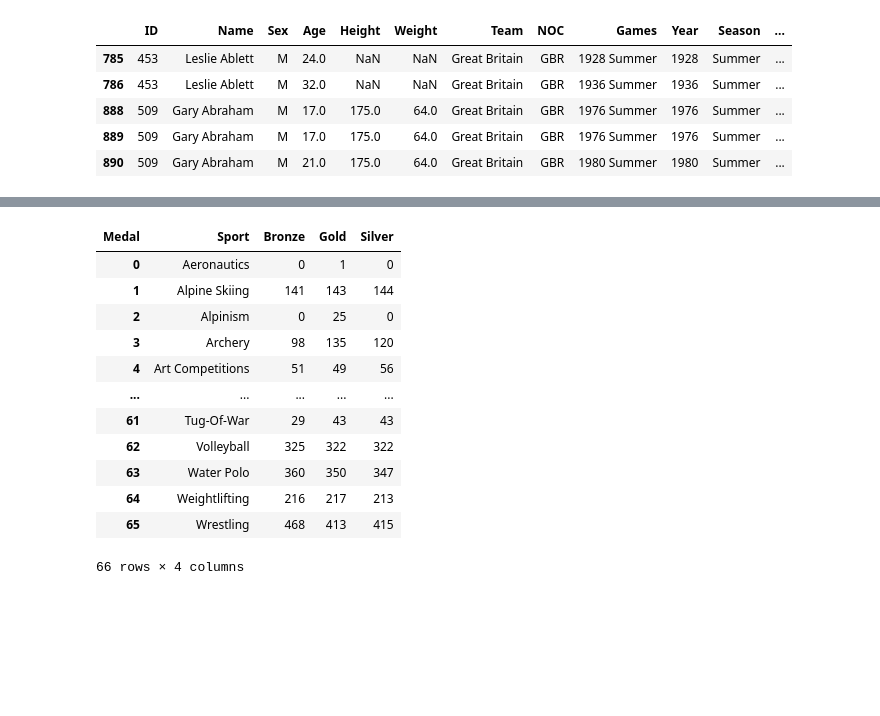
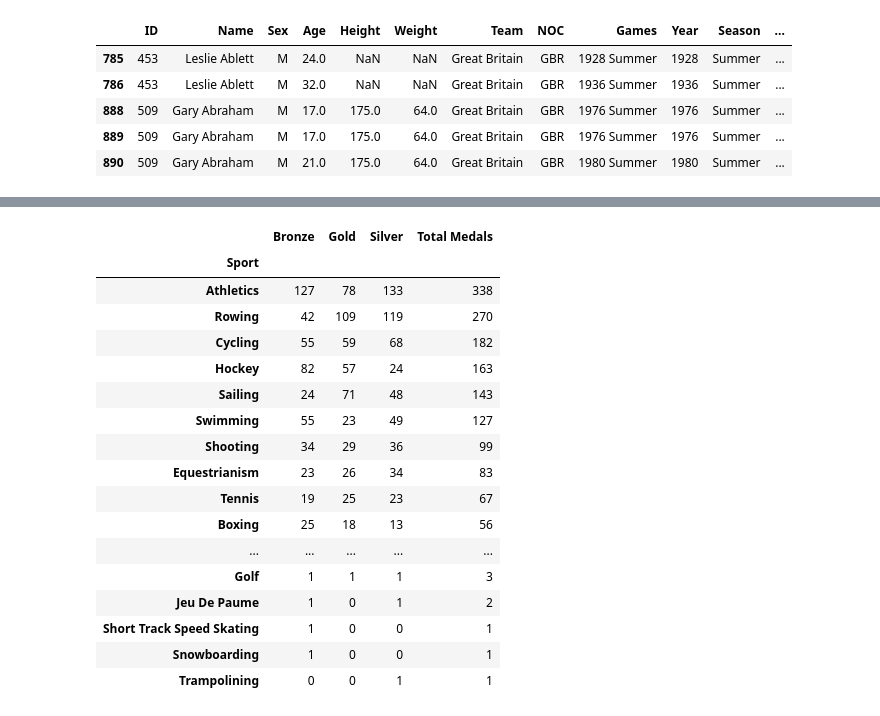
Before and after one commit to SCGlass/Databehandling_project_OS, a Jupyter notebook: Sam/Exercise_1.ipynb, the cells around one changed output, grey strips where cells are left out. Saved outputs shown, nothing was run; the diff lists cells and outputs as text; code cells hidden in the pictures; blank space fills up the shorter version.

```diff
--- a/Sam/Exercise_1.ipynb
+++ b/Sam/Exercise_1.ipynb
@@ -60,22 +78,28 @@ df_GB.head()
 # %%
-df_medals= df_events.loc[df_events["Medal"].notna(),["Sport","Medal"]]
+# Sports that had the most medals
+df_medals= df_GB.loc[df_GB["Medal"].notna(),["Sport","Medal"]]
 df_medals = df_medals.groupby(["Sport","Medal"]).Medal.count().reset_index(name="Total")
-#df_medals["Gold"] = df_medals["Medal"]
 df_medals = df_medals.set_index(['Sport', 'Medal']).unstack('Medal', fill_value=0)
 df_medals.columns = df_medals.columns.droplevel(0) # Dropped the Total index column
-df_medals = df_medals.reset_index()
-df_medals
+df_medals = df_medals.rename_axis(None,axis=1)
+df_medals["Total Medals"] = df_medals.sum(axis=1, numeric_only= True)
+df_medals.sort_values(by="Total Medals",ascending= False)
 # %% [output]
-| Medal | Sport | Bronze | Gold | Silver |
-| 0 | Aeronautics | 0 | 1 | 0 |
-| 1 | Alpine Skiing | 141 | 143 | 144 |
-| 2 | Alpinism | 0 | 25 | 0 |
-| 3 | Archery | 98 | 135 | 120 |
-| 4 | Art Competitions | 51 | 49 | 56 |
+|  | Bronze | Gold | Silver | Total Medals |
+| Sport |  |  |  |  |
+| Athletics | 127 | 78 | 133 | 338 |
+| Rowing | 42 | 109 | 119 | 270 |
+| Cycling | 55 | 59 | 68 | 182 |
+| Hockey | 82 | 57 | 24 | 163 |
+| Sailing | 24 | 71 | 48 | 143 |
+| Swimming | 55 | 23 | 49 | 127 |
+| Shooting | 34 | 29 | 36 | 99 |
+| Equestrianism | 23 | 26 | 34 | 83 |
+| Tennis | 19 | 25 | 23 | 67 |
+| Boxing | 25 | 18 | 13 | 56 |
 | ... | ... | ... | ... | ... |
-| 61 | Tug-Of-War | 29 | 43 | 43 |
-| 62 | Volleyball | 325 | 322 | 322 |
-| 63 | Water Polo | 360 | 350 | 347 |
-| 64 | Weightlifting | 216 | 217 | 213 |
-| 65 | Wrestling | 468 | 413 | 415 |
+| Golf | 1 | 1 | 1 | 3 |
+| Jeu De Paume | 1 | 0 | 1 | 2 |
+| Short Track Speed Skating | 1 | 0 | 0 | 1 |
+| Snowboarding | 1 | 0 | 0 | 1 |
+| Trampolining | 0 | 0 | 1 | 1 |
-66 rows × 4 columns
```
Also changed, not shown: parts of 3 cells of this notebook.
